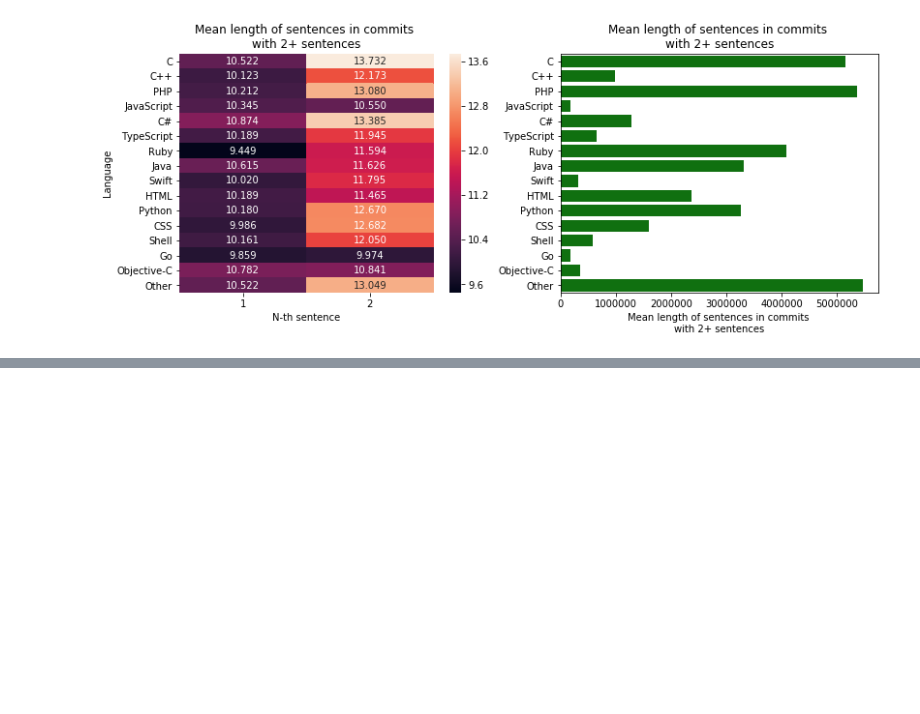
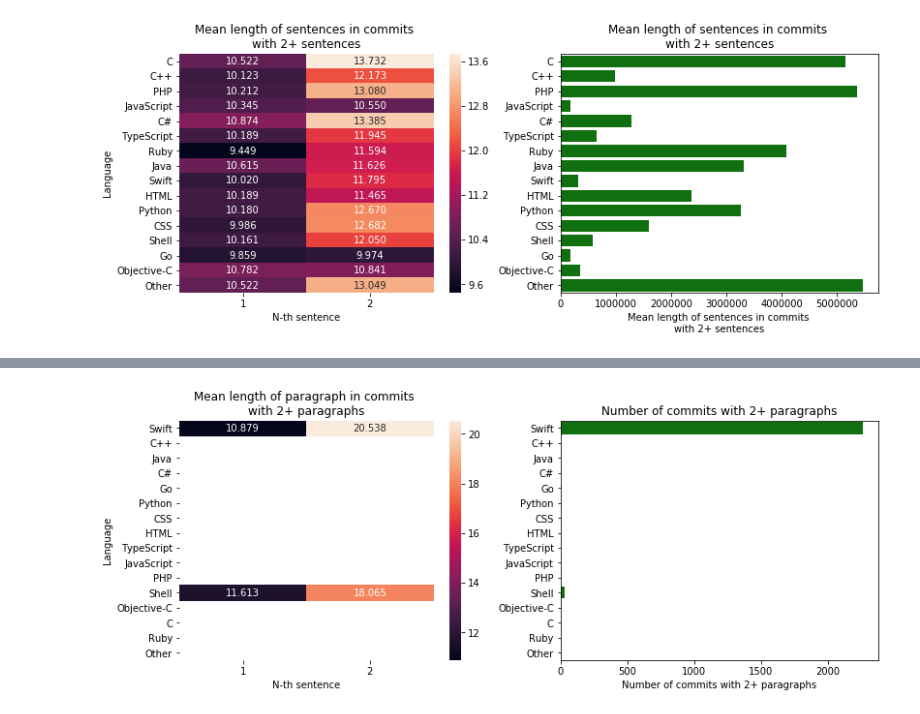
Before and after one commit to dkbrz/Git_Commits, a Jupyter notebook: notebooks_full/vocabulary.ipynb, the cells around one changed output, grey strips where cells are left out. Cells and saved outputs as stored; diff of their text form; code cells hidden in the pictures; blank space fills up the shorter version.

```diff
--- a/notebooks_full/vocabulary.ipynb
+++ b/notebooks_full/vocabulary.ipynb
@@ -770,0 +849,3 @@ plot_sentences_one_vs_many()
+# %%
+plot_sentences_one_vs_many()
+# %% [output]
@@ -770,0 +853 @@ plot_sentences_one_vs_many()
+[figure, added]
```
Also changed, not shown: parts of 17 cells of this notebook, 1 other file.
